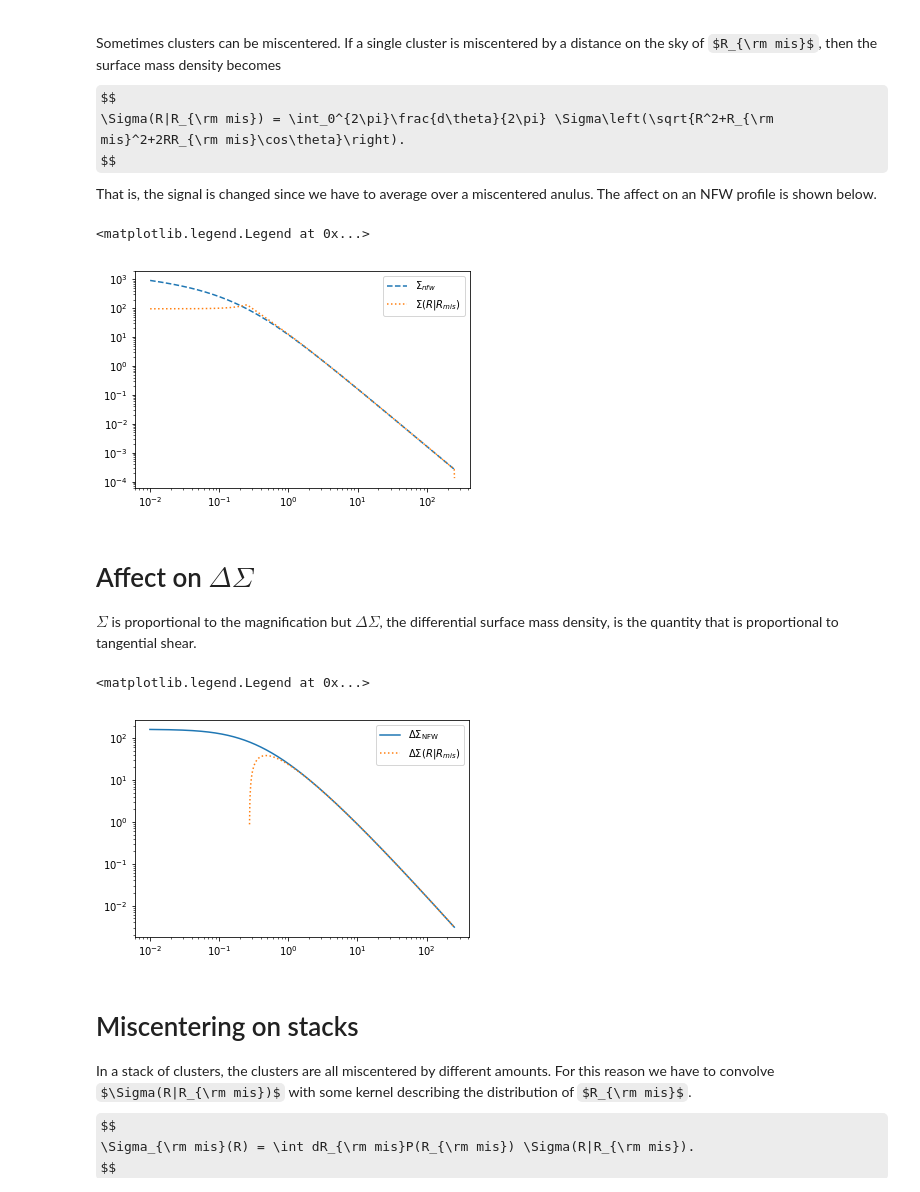
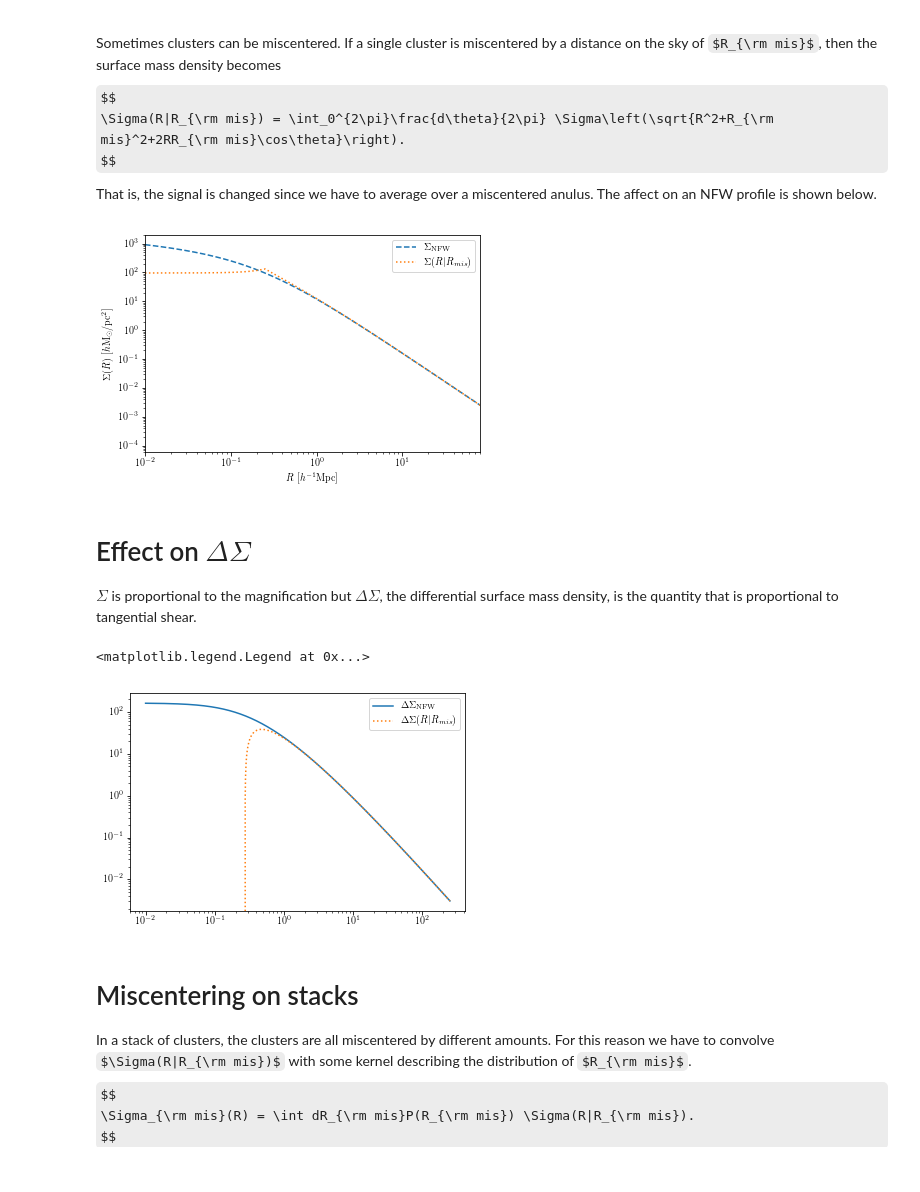
Before and after one commit to tmcclintock/cluster_toolkit, a Jupyter notebook: examples/Miscentering_Example.ipynb, the cells around one changed output. Drawn from its saved outputs; the diff is of its cells as text; code cells hidden in the pictures; some formulas as TeX source.

```diff
--- a/examples/Miscentering_Example.ipynb
+++ b/examples/Miscentering_Example.ipynb
@@ -10,6 +10,8 @@ import numpy as np
 import matplotlib.pyplot as plt
 import cluster_toolkit
 %matplotlib inline
+plt.rc("text", usetex=True)
+plt.rc("font", size=24, family="serif")
 # %%
 #This is our halo mass and concentration, and our one cosmology
 Mass = 1e14 #Msun/h
@@ -19,17 +21,20 @@ Rmis = 0.25 #Mpc/h; the miscentering length, or the amount the cluster is miscen
 # %%
 #Load in a saved Sigma_nfw profile
 #Note: Rp stands for R_perpendicular, since the distance is always perpendicular to the line of sight
 Rp = np.loadtxt("test_data/Rp.txt")
 Sigma_nfw = np.loadtxt("test_data/Sigma_nfw.txt")
 Sigma_mis_single  = cluster_toolkit.miscentering.Sigma_mis_single_at_R(Rp, Rp, Sigma_nfw, Mass, conc, Omega_m, Rmis)
-plt.loglog(Rp, Sigma_nfw, ls="--", label=r"$\Sigma_{nfw}$")
+plt.loglog(Rp, Sigma_nfw, ls="--", label=r"$\Sigma_{\rm NFW}$")
 plt.loglog(Rp, Sigma_mis_single, ls=":", label=r"$\Sigma(R|R_{mis})$")
 plt.legend(loc = 0)
+plt.xlabel(r"$R\ [h^{-1}{\rm Mpc}]$")
+plt.ylabel(r"$\Sigma(R)\ [h{\rm M_\odot}/{\rm pc}^2]$")
+plt.xlim(0.01, 80)
+plt.savefig("fig1.png", figsize=(6,6), dpi=300, bbox_inches='tight')
 # %% [output]
-<matplotlib.legend.Legend at 0x...>
-[figure, old version]
+[figure, new version]
 # %% [markdown]
-# Affect on $\Delta\Sigma$
+# Effect on $\Delta\Sigma$
 $\Sigma$ is proportional to the magnification but $\Delta\Sigma$, the differential surface mass density, is the quantity that is proportional to tangential shear.
 # %%
 DeltaSigma_nfw = cluster_toolkit.deltasigma.DeltaSigma_at_R(Rp, Rp, Sigma_nfw, Mass, conc, Omega_m)
@@ -39,7 +44,7 @@ plt.loglog(Rp, DeltaSigma_single, ls=":", label=r"$\Delta\Sigma(R|R_{mis})$")
 plt.legend(loc=0)
 # %% [output]
 <matplotlib.legend.Legend at 0x...>
-[figure, old version]
+[figure, new version]
 # %% [markdown]
 # Miscentering on stacks
 In a stack of clusters, the clusters are all miscentered by different amounts. For this reason we have to convolve $\Sigma(R|R_{\rm mis})$ with some kernel describing the distribution of $R_{\rm mis}$.
```
Also changed, not shown: parts of 4 cells of this notebook.
